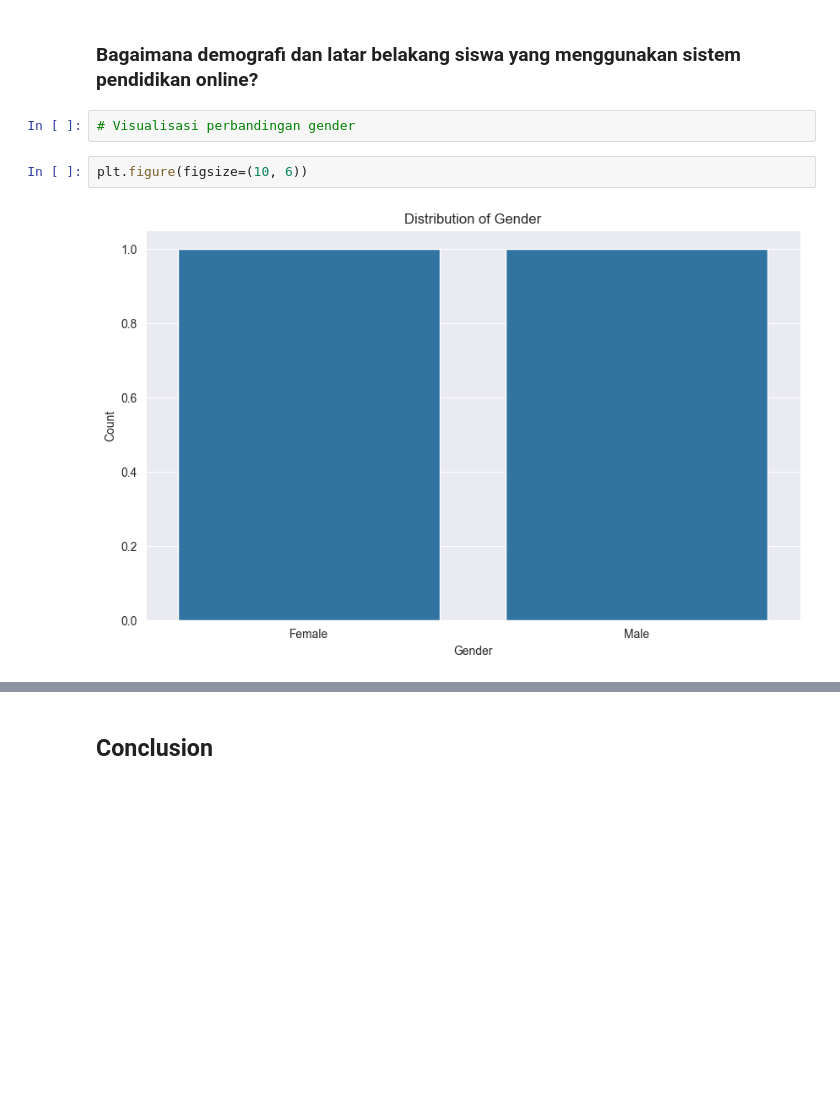
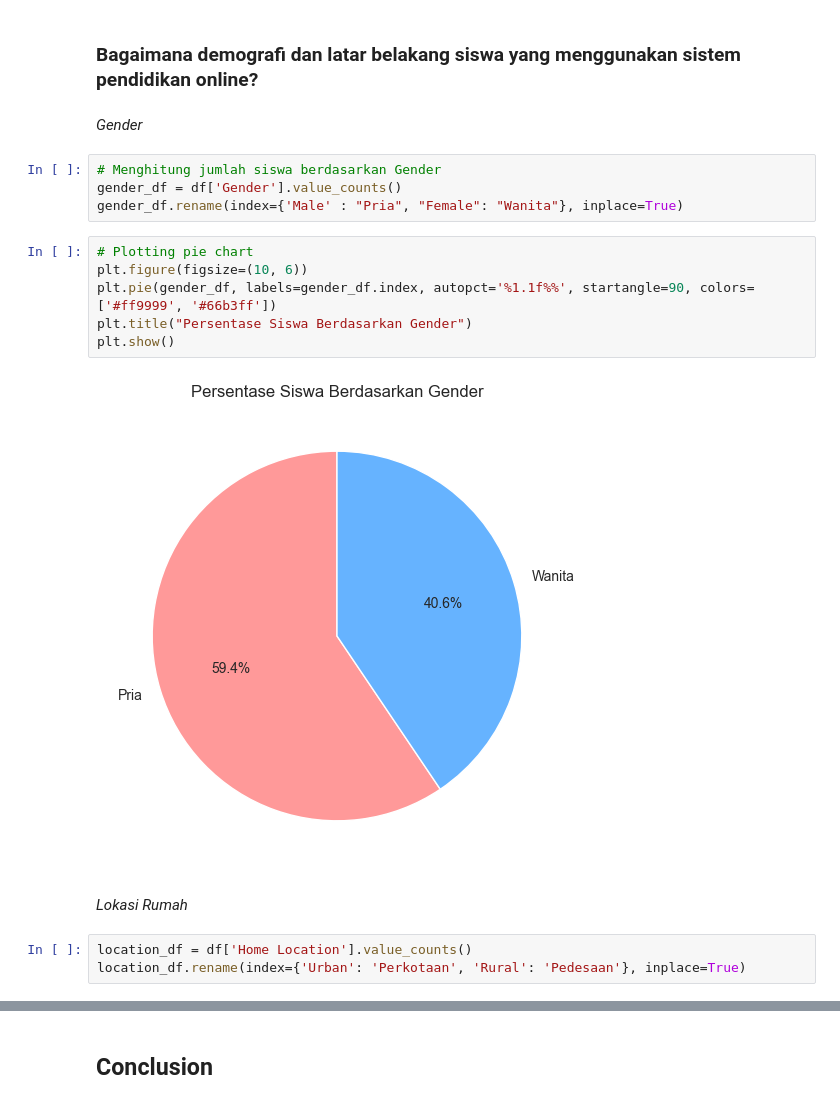
Before and after one commit to rizkiwijanarko/Student_Adaptability_on_E-Learning_Data_Analysis, a Jupyter notebook: E-Learning Data Analysis.ipynb, the cells around one changed output, grey strips where cells are left out. Drawn from its saved outputs; the diff is of its cells as text; blank space fills up the shorter version.

```diff
--- a/E-Learning Data Analysis.ipynb
+++ b/E-Learning Data Analysis.ipynb
@@ -298,9 +302,22 @@ internet_facility_data
 ## Data Visualization
 # %% [markdown]
 ### Bagaimana demografi dan latar belakang siswa yang menggunakan sistem pendidikan online?
-# %%
-# Visualisasi perbandingan gender
-# %%
-plt.figure(figsize=(10, 6))
-# %% [output]
-[figure, removed]
+# %% [markdown]
+*Gender*
+# %%
+# Menghitung jumlah siswa berdasarkan Gender
+gender_df = df['Gender'].value_counts()
+gender_df.rename(index={'Male' : "Pria", "Female": "Wanita"}, inplace=True)
+# %%
+# Plotting pie chart
+plt.figure(figsize=(10, 6))
+plt.pie(gender_df, labels=gender_df.index, autopct='%1.1f%%', startangle=90, colors=['#ff9999', '#66b3ff'])
+plt.title("Persentase Siswa Berdasarkan Gender")
+plt.show()
+# %% [output]
+[figure, added]
+# %% [markdown]
+*Lokasi Rumah*
+# %%
+location_df = df['Home Location'].value_counts()
+location_df.rename(index={'Urban': 'Perkotaan', 'Rural': 'Pedesaan'}, inplace=True)
```
Also changed, not shown: parts of 18 cells of this notebook.
